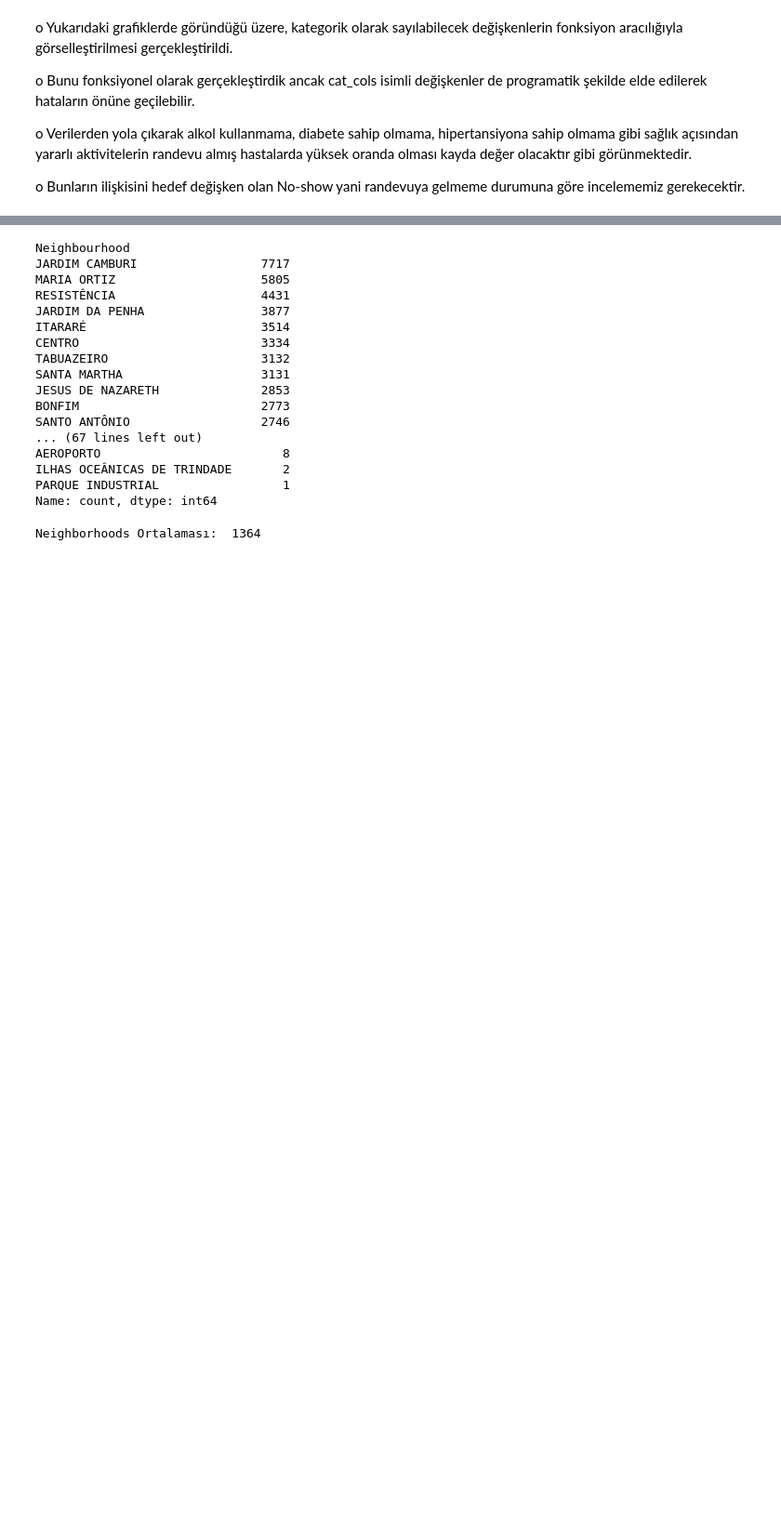
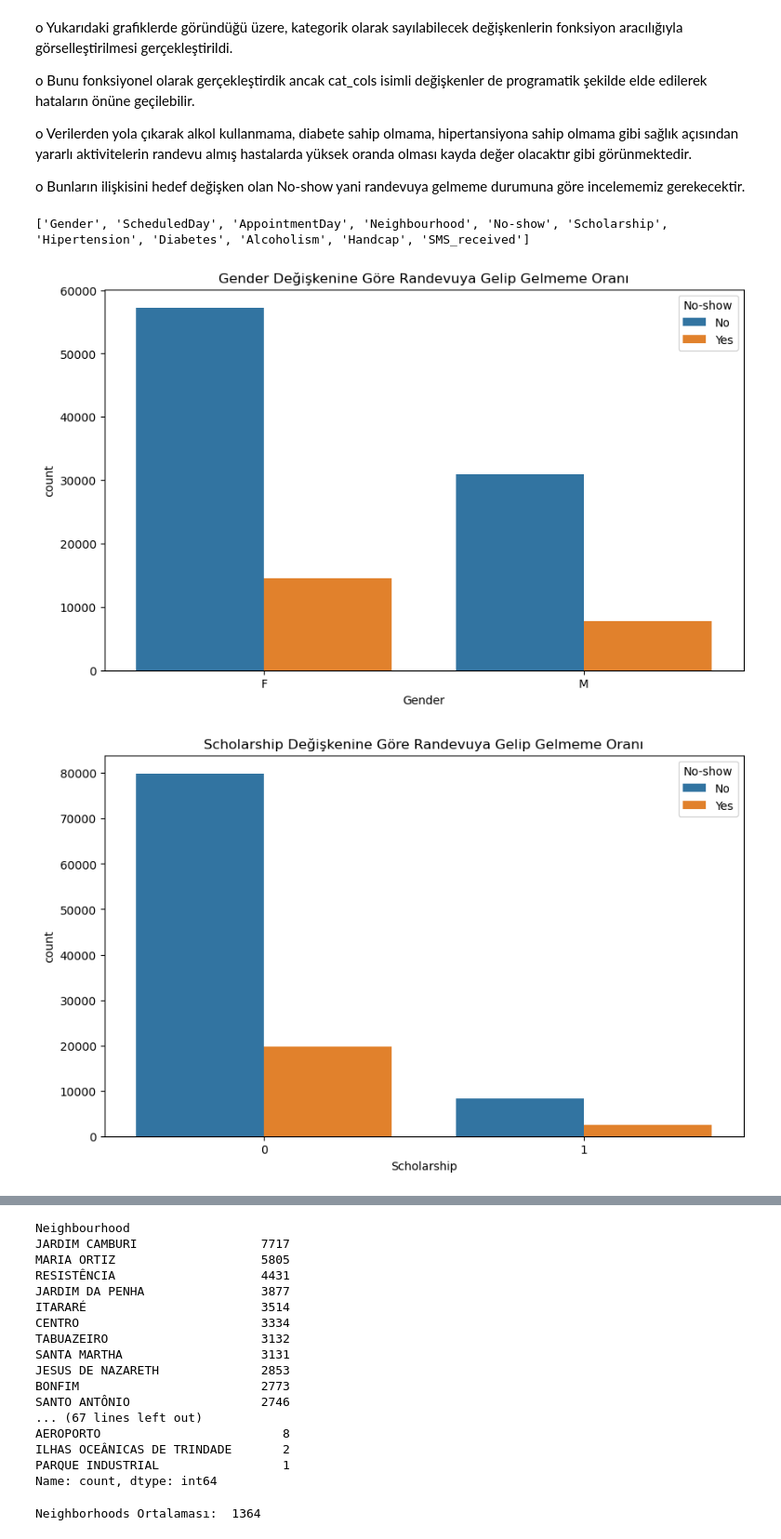
Before and after one commit to UstubecEmre/MedicalAppointmentML, a Jupyter notebook: medical_appointment.ipynb, the cells around one changed output, grey strips where cells are left out. Shown at 93% size. Cells and saved outputs as stored; diff of their text form; code cells hidden in the pictures; blank space fills up the shorter version.

```diff
--- a/medical_appointment.ipynb
+++ b/medical_appointment.ipynb
@@ -324,3 +368,21 @@ o Bunu fonksiyonel olarak gerçekleştirdik ancak cat_cols isimli değişkenler
 o Verilerden yola çıkarak alkol kullanmama, diabete sahip olmama, hipertansiyona sahip olmama gibi sağlık açısından yararlı aktivitelerin randevu almış hastalarda yüksek oranda olması kayda değer olacaktır gibi görünmektedir.
 
 o Bunların ilişkisini hedef değişken olan No-show yani randevuya gelmeme durumuna göre incelememiz gerekecektir.
+# %%
+print(cat_cols)
+origin_cat_cols = ['Gender', 'Scholarship','Hipertension', 'Diabetes', 'Alcoholism', 'Handcap', 'SMS_received']
+def show_target_var_relationship(dataframe, col_names, target = 'No-show', plot = False):
+    if plot:
+        for col in col_names:
+            plt.figure(figsize= (10, 6))
+            sns.countplot(x = col, hue = target, data = dataframe)
+            plt.title(f"{col} Değişkenine Göre Randevuya Gelip Gelmeme Oranı")
+            plt.xlabel(f"{col}")
+
+            plt.show()
+
+show_target_var_relationship(dataframe= df_copy, col_names= origin_cat_cols, plot = True )
+# %% [output]
+['Gender', 'ScheduledDay', 'AppointmentDay', 'Neighbourhood', 'No-show', 'Scholarship', 'Hipertension', 'Diabetes', 'Alcoholism', 'Handcap', 'SMS_received']
+[figure, added]
+[figure, added]
```
Also changed, not shown: parts of 43 cells of this notebook.
